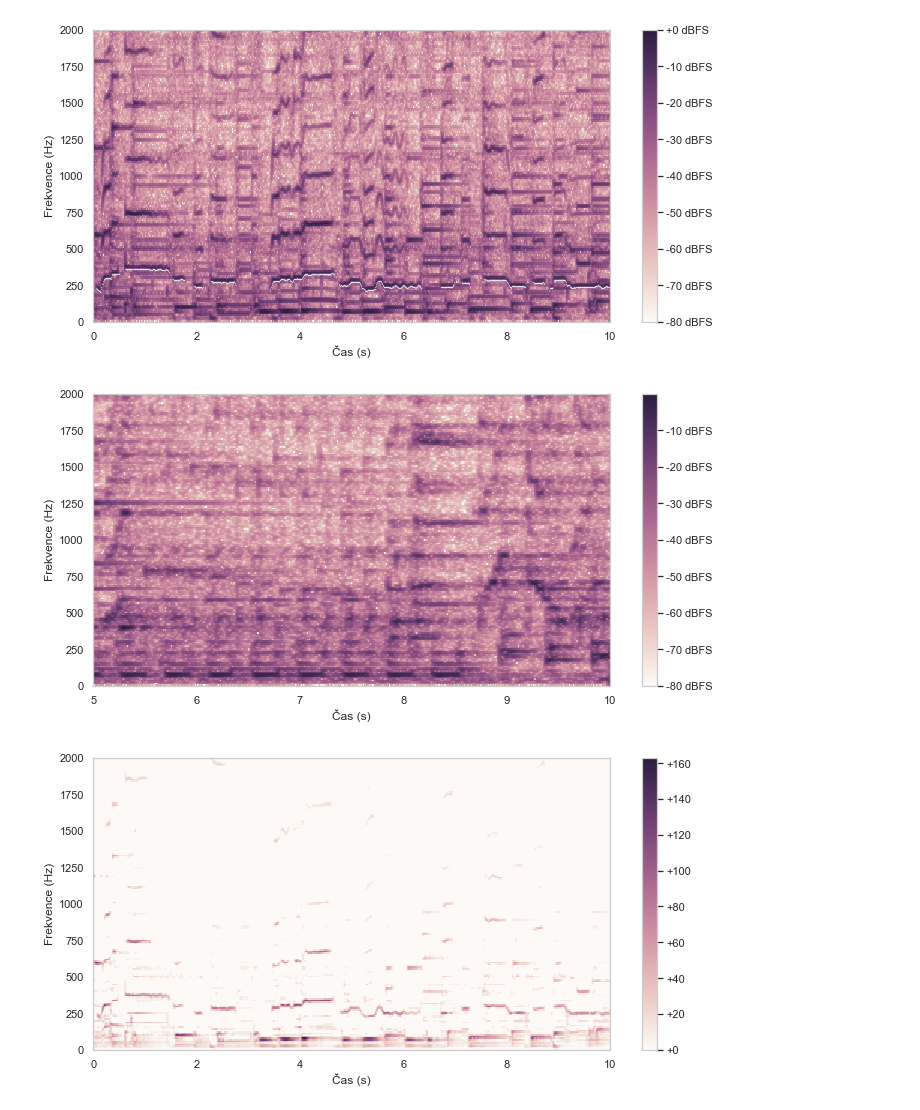
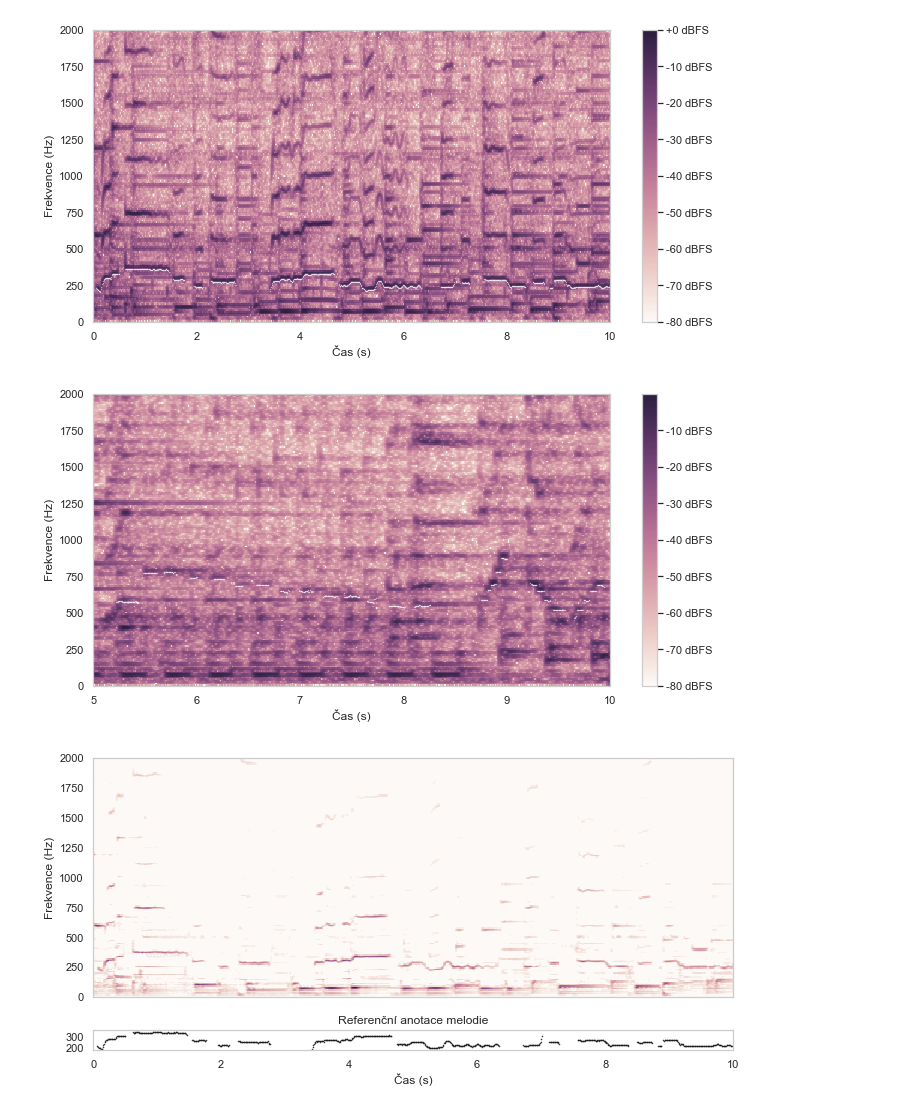
Before and after one commit to kukas/bachelor-thesis, a Jupyter notebook: priklady/uvod.ipynb, the cells around one changed output. Saved outputs shown, nothing was run; the diff lists cells and outputs as text; code cells hidden in the pictures.

```diff
--- a/priklady/uvod.ipynb
+++ b/priklady/uvod.ipynb
@@ -308,7 +308,7 @@ plt.ylim(0, 2000)
 t, f = mir_eval.io.load_time_series("../../datasets/medley/MELODY2/MusicDelta_GriegTrolltog_MELODY2.csv", delimiter=",")
 #f = mir_eval.util.hz_to_midi(f)
 f[f == 0] = None
-#plt.plot(t, f-8, ".g", markersize=2)#
+plt.plot(t, f-8, ".w", markersize=0.5)#
 #plt.plot(t, f+22, ".w", markersize=0.5)
 # plt.grid(True)
 #plt.xlim(7, 11)
@@ -318,25 +318,16 @@ plt.colorbar(format='%+2.0f dBFS')
 plt.xlabel("Čas (s)")
 plt.ylabel("Frekvence (Hz)")
 
-#axs[0].set_xlabel("Čas")
-#axs[0].set_ylabel("Amplituda")
-#axs[1].set_xlabel("Čas")
-#axs[1].set_ylabel("Výška tónu (MIDI)")
-
-#axs[0].set_title("Vstupní audio soubor")
-#axs[1].set_title("Výstupní kontury výšky melodie")
-
-
 plt.tight_layout()
 #sns.lineplot(t, f)
 fig.savefig("../tex/img/audio_mix_stft_2.pdf", bbox_inches="tight")
 # %% [output]
-[figure, old version]
+[figure, new version]
 # %%
 sns.set(rc={'figure.figsize':(10,5)})
 sns.set_style("whitegrid", {'axes.grid' : False})
 
-fig, axs = plt.subplots(1,1, sharex=True, sharey=True)
+fig, axs = plt.subplots(2, 1, sharex=True, sharey=False, gridspec_kw={'height_ratios': [12, 1]})
 
 # audio, sr = librosa.load("../../datasets/mdb-synth/MDB-mf0-synth/audio_mix/MusicDelta_Hendrix_MIX_mf0synth.wav", sr=None)
 audio, sr = librosa.load("../../datasets/mirex05TrainFiles/train01.wav", sr=None)
@@ -346,33 +337,45 @@ audio = audio[:sr*dur]
 n_fft = 4096
 spectrogram = np.abs(librosa.core.stft(audio, n_fft, 512))
 
 #plt.sca(axs[0])
 # librosa.display.specshow(spectrogram, x_axis='time', y_axis='linear')
 cmap = sns.cubehelix_palette(light=0.98, reverse=False, as_cmap=True)
 
 freqs = librosa.core.fft_frequencies(sr, n_fft=n_fft)
 
 #harms = [0.25, 0.333, 0.5, 1, 2, 3, 4, 5, 6]
 #weights = [-0.25, -0.33, -0.5, 1.0, 0.5, 0.33, 0.25, 0.1, 0.1]
 harms = [0.33, 0.5, 1, 2, 3, 4, 5, 6]
 weights = [-0.3, -0.5, 1.0, 0.3, 0.33, 0.25, 0.1, 0.1]
 
 salience = librosa.core.salience(spectrogram, freqs, harms, weights=weights, aggregate=None, fill_value=0, filter_peaks=False)
 salience[salience < 5] = 0
 #salience = librosa.amplitude_to_db(salience, ref=np.max)
+
+plt.sca(axs[0])
+
 plt.imshow(salience, cmap=cmap, aspect="auto", origin="lower", extent=(0, dur, 0, sr/2))
 plt.xlim(0, dur)
 plt.ylim(0, 2000)
+#plt.colorbar(format='%+2.0f')
 
+plt.ylabel("Frekvence (Hz)")
 
-plt.colorbar(format='%+2.0f')
+plt.sca(axs[1])
+plt.title("Referenční anotace melodie")
+t, f = mir_eval.io.load_time_series("../../datasets/mirex05TrainFiles/train01REF.txt", delimiter="\t")
+f[f == 0] = None
+plt.plot(t, f-30, ".k", markersize=1)#
+#plt.plot(t, f+22, ".w", markersize=0.5)
+# plt.grid(True)
+#plt.xlim(7, 11)
+#plt.ylim(65, 85)
 
 plt.xlabel("Čas (s)")
-plt.ylabel("Frekvence (Hz)")
 
 
 plt.tight_layout()
 #sns.lineplot(t, f)
 fig.savefig("../tex/img/salience.pdf", bbox_inches="tight")
 # %% [output]
-[figure, old version]
+[figure, new version]
```
Also changed, not shown: parts of 1 cell of this notebook, 11 other files.
